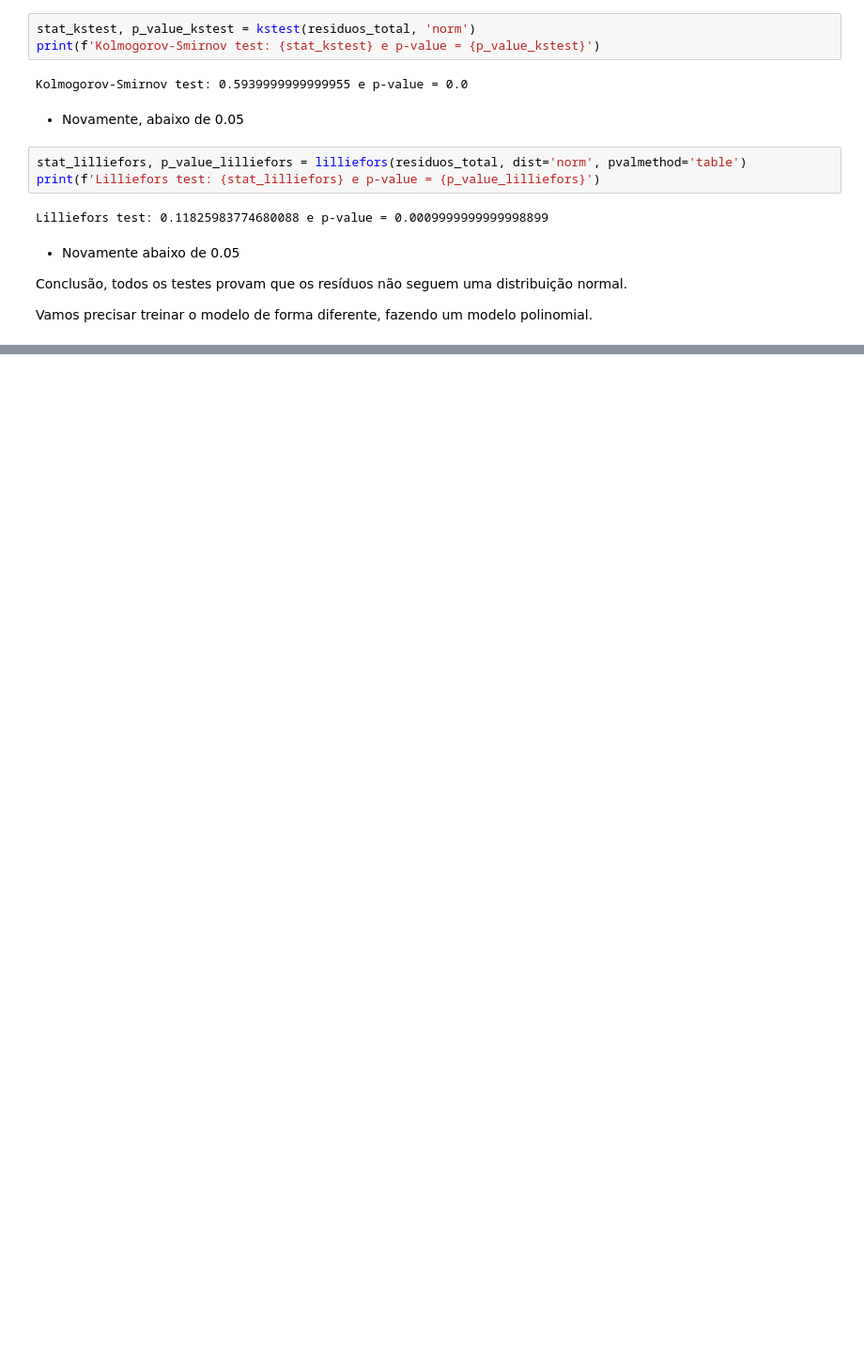
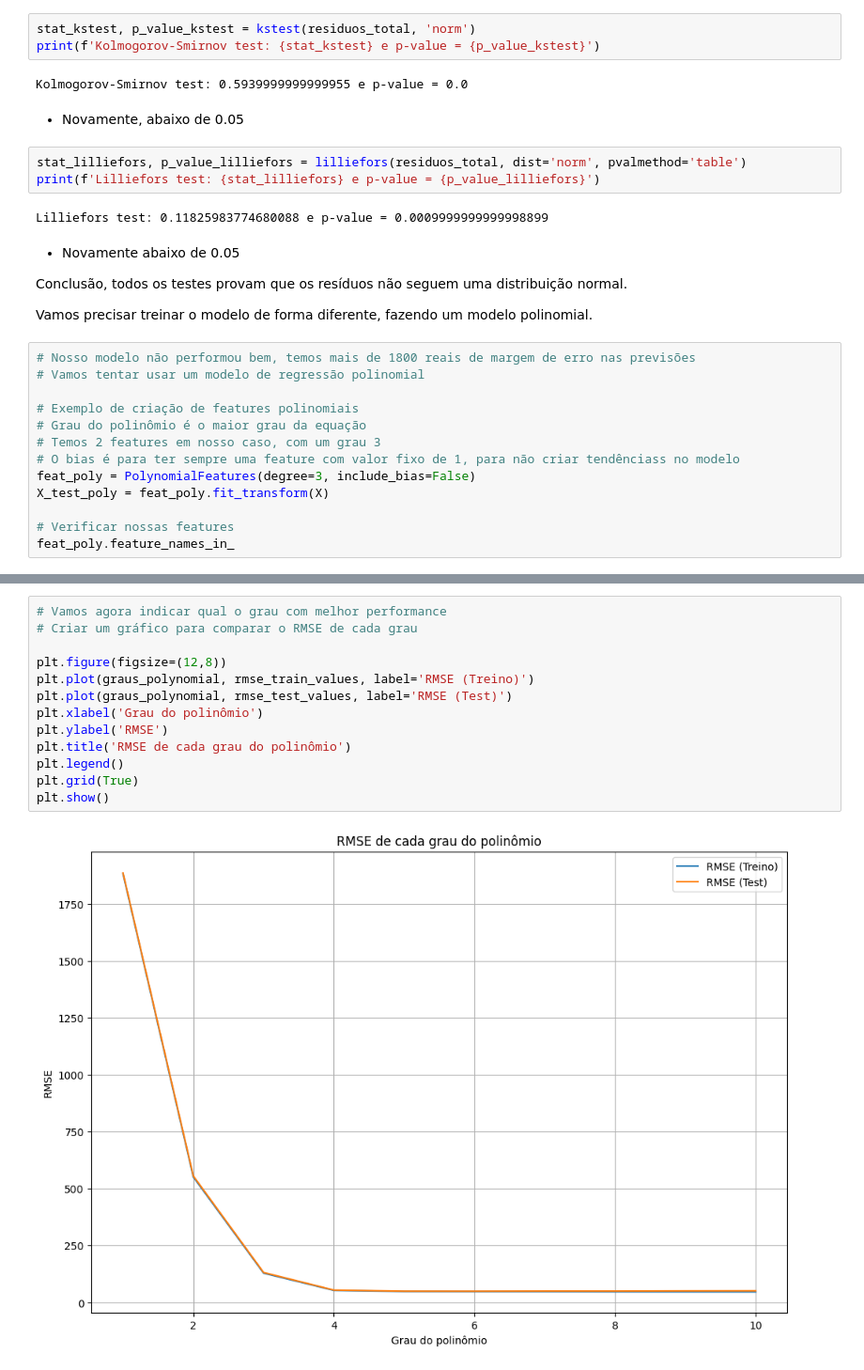
Before and after one commit to rcmonteiro/curso-ia-rocketseat, a Jupyter notebook: regressao_polinomial/modelo_salario.ipynb, the cells around one changed output, grey strips where cells are left out. Shown: that part at 94% size. Drawn from its saved outputs; the diff is of its cells as text; blank space fills up the shorter version.

Commit message:
chore: polynomial regression choosing the degree for training

```diff
--- a/regressao_polinomial/modelo_salario.ipynb
+++ b/regressao_polinomial/modelo_salario.ipynb
@@ -347,3 +347,16 @@ Lilliefors test: 0.11825983774680088 e p-value = 0.0009999999999998899
 Conclusão, todos os testes provam que os resíduos não seguem uma distribuição normal.
 
 Vamos precisar treinar o modelo de forma diferente, fazendo um modelo polinomial.
+# %%
+# Nosso modelo não performou bem, temos mais de 1800 reais de margem de erro nas previsões
+# Vamos tentar usar um modelo de regressão polinomial
+
+# Exemplo de criação de features polinomiais
+# Grau do polinômio é o maior grau da equação
+# Temos 2 features em nosso caso, com um grau 3
+# O bias é para ter sempre uma feature com valor fixo de 1, para não criar tendênciass no modelo
+feat_poly = PolynomialFeatures(degree=3, include_bias=False)
+X_test_poly = feat_poly.fit_transform(X)
+
+# Verificar nossas features
+feat_poly.feature_names_in_
@@ -349,0 +480,15 @@ Vamos precisar treinar o modelo de forma diferente, fazendo um modelo polinomial
+# %%
+# Vamos agora indicar qual o grau com melhor performance
+# Criar um gráfico para comparar o RMSE de cada grau
+
+plt.figure(figsize=(12,8))
+plt.plot(graus_polynomial, rmse_train_values, label='RMSE (Treino)')
+plt.plot(graus_polynomial, rmse_test_values, label='RMSE (Test)')
+plt.xlabel('Grau do polinômio')
+plt.ylabel('RMSE')
+plt.title('RMSE de cada grau do polinômio')
+plt.legend()
+plt.grid(True)
+plt.show()
+# %% [output]
+[figure, added]
```
Also changed, not shown: parts of 9 cells of this notebook.
